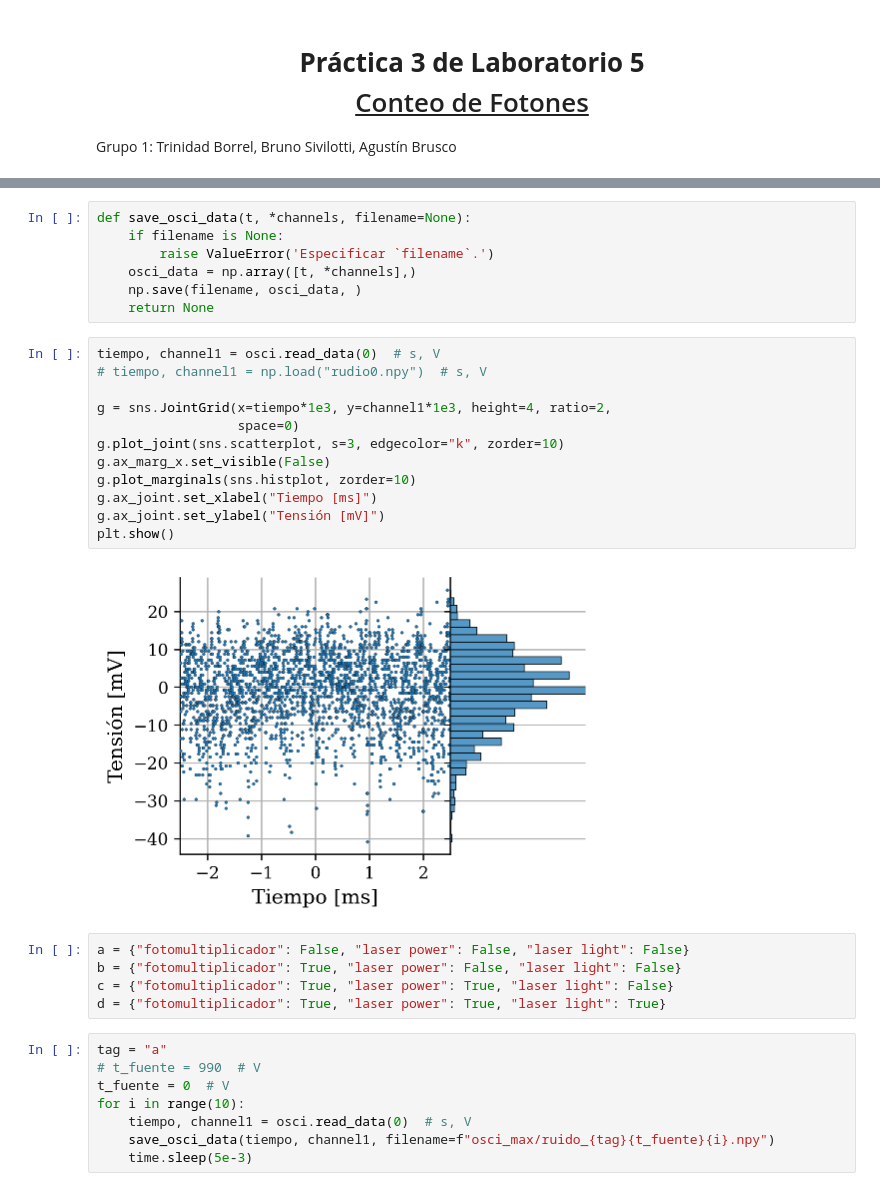
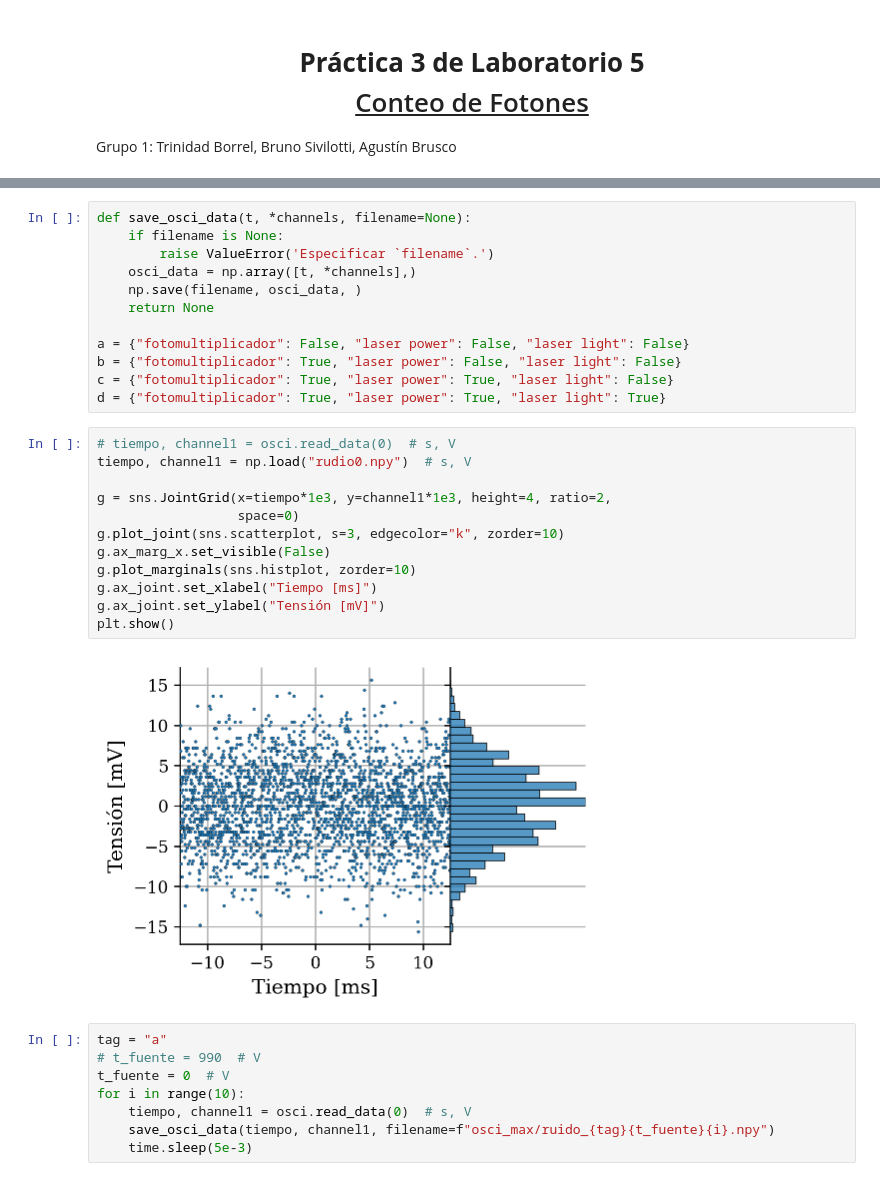
Before and after one commit to agustinbrusco/Laboratorio5, a Jupyter notebook: Datos y código - Práctica 3/adquisicion.ipynb, the cells around one changed output, grey strips where cells are left out. Drawn from its saved outputs; the diff is of its cells as text.

```diff
--- a/Datos y código - Práctica 3/adquisicion.ipynb
+++ b/Datos y código - Práctica 3/adquisicion.ipynb
@@ -59,25 +56,25 @@ def save_osci_data(t, *channels, filename=None):
     osci_data = np.array([t, *channels],)
     np.save(filename, osci_data, )
     return None
+
+a = {"fotomultiplicador": False, "laser power": False, "laser light": False}
+b = {"fotomultiplicador": True, "laser power": False, "laser light": False}
+c = {"fotomultiplicador": True, "laser power": True, "laser light": False}
+d = {"fotomultiplicador": True, "laser power": True, "laser light": True}
 # %%
-tiempo, channel1 = osci.read_data(0)  # s, V
-# tiempo, channel1 = np.load("rudio0.npy")  # s, V
+# tiempo, channel1 = osci.read_data(0)  # s, V
+tiempo, channel1 = np.load("rudio0.npy")  # s, V
 
 g = sns.JointGrid(x=tiempo*1e3, y=channel1*1e3, height=4, ratio=2,
                   space=0)
 g.plot_joint(sns.scatterplot, s=3, edgecolor="k", zorder=10)
 g.ax_marg_x.set_visible(False)
 g.plot_marginals(sns.histplot, zorder=10)
 g.ax_joint.set_xlabel("Tiempo [ms]")
 g.ax_joint.set_ylabel("Tensión [mV]")
 plt.show()
 # %% [output]
-[figure, old version]
+[figure, new version]
-# %%
-a = {"fotomultiplicador": False, "laser power": False, "laser light": False}
-b = {"fotomultiplicador": True, "laser power": False, "laser light": False}
-c = {"fotomultiplicador": True, "laser power": True, "laser light": False}
-d = {"fotomultiplicador": True, "laser power": True, "laser light": True}
 # %%
 tag = "a"
 # t_fuente = 990  # V
```
Also changed, not shown: parts of 3 cells of this notebook.
